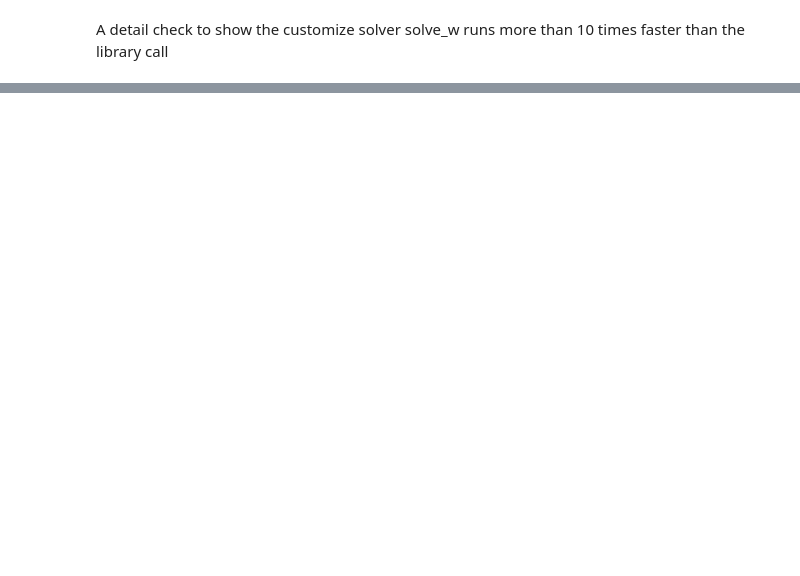
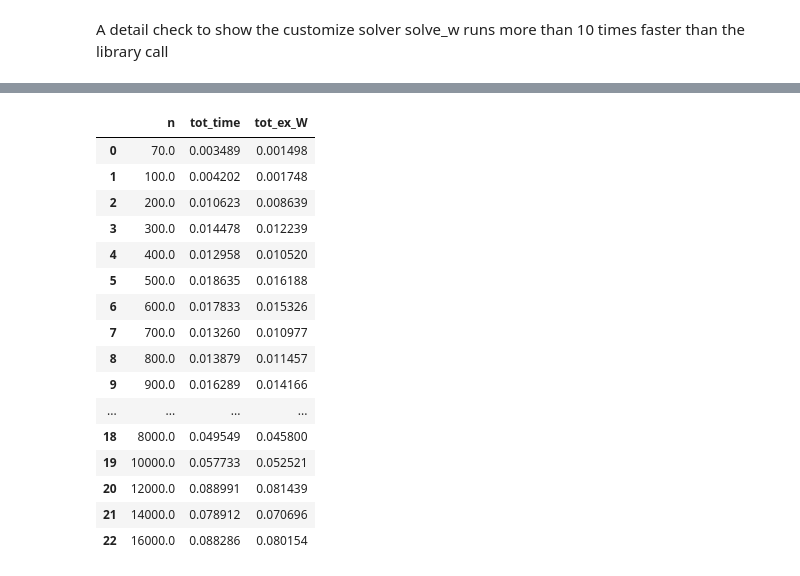
Before and after one commit to dnguyend/par-trans, a Jupyter notebook: examples/NumpyStiefelParallel.ipynb, the cells around one changed output, grey strips where cells are left out. Drawn from its saved outputs; the diff is of its cells as text; code cells hidden in the pictures; blank space fills up the shorter version.

```diff
--- a/examples/NumpyStiefelParallel.ipynb
+++ b/examples/NumpyStiefelParallel.ipynb
@@ -685,0 +842,26 @@ Compare values
+# %%
+ret_out = np.empty((n_list.shape[0], 3))
+ret_out[:, 0] = n_list
+ret_out[:, 1] = ret_mean[:, 0]
+ret_out[:, 2] = ret_mean[:, 0] - ret_mean[:, 1]
+n_tbl = pd.DataFrame(ret_out)
+n_tbl.columns = ['n', 'tot_time', 'tot_ex_W']
+n_tbl
+# %% [output]
+|  | n | tot_time | tot_ex_W |
+| 0 | 70.0 | 0.003489 | 0.001498 |
+| 1 | 100.0 | 0.004202 | 0.001748 |
+| 2 | 200.0 | 0.010623 | 0.008639 |
+| 3 | 300.0 | 0.014478 | 0.012239 |
+| 4 | 400.0 | 0.012958 | 0.010520 |
+| 5 | 500.0 | 0.018635 | 0.016188 |
+| 6 | 600.0 | 0.017833 | 0.015326 |
+| 7 | 700.0 | 0.013260 | 0.010977 |
+| 8 | 800.0 | 0.013879 | 0.011457 |
+| 9 | 900.0 | 0.016289 | 0.014166 |
+| ... | ... | ... | ... |
+| 18 | 8000.0 | 0.049549 | 0.045800 |
+| 19 | 10000.0 | 0.057733 | 0.052521 |
+| 20 | 12000.0 | 0.088991 | 0.081439 |
+| 21 | 14000.0 | 0.078912 | 0.070696 |
+| 22 | 16000.0 | 0.088286 | 0.080154 |
```
Also changed, not shown: parts of 17 cells of this notebook.
